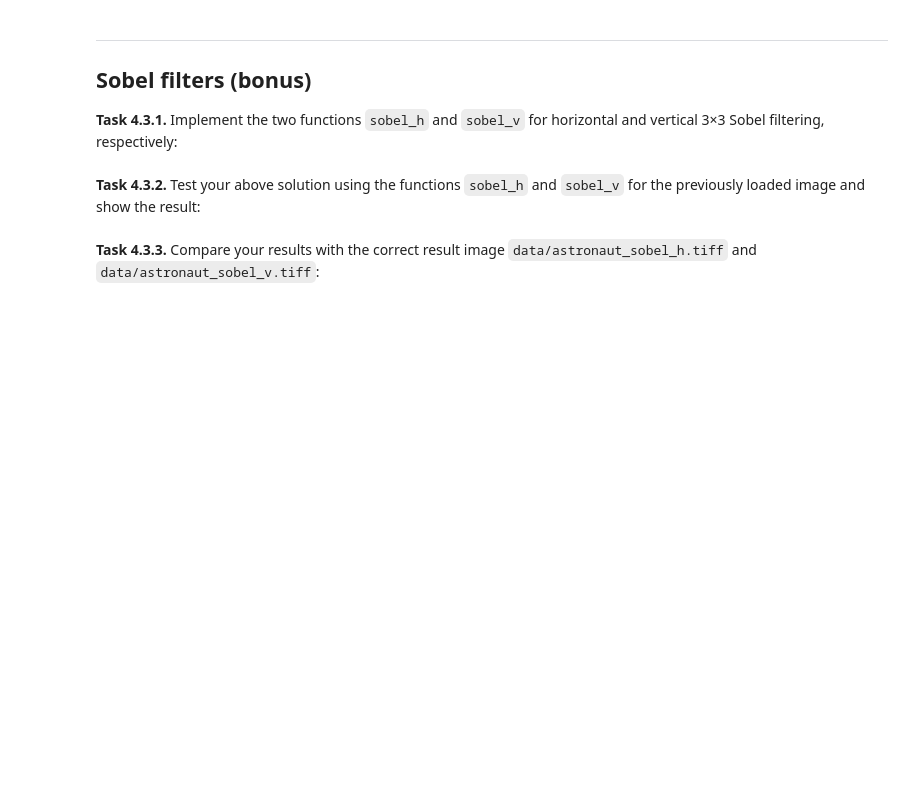
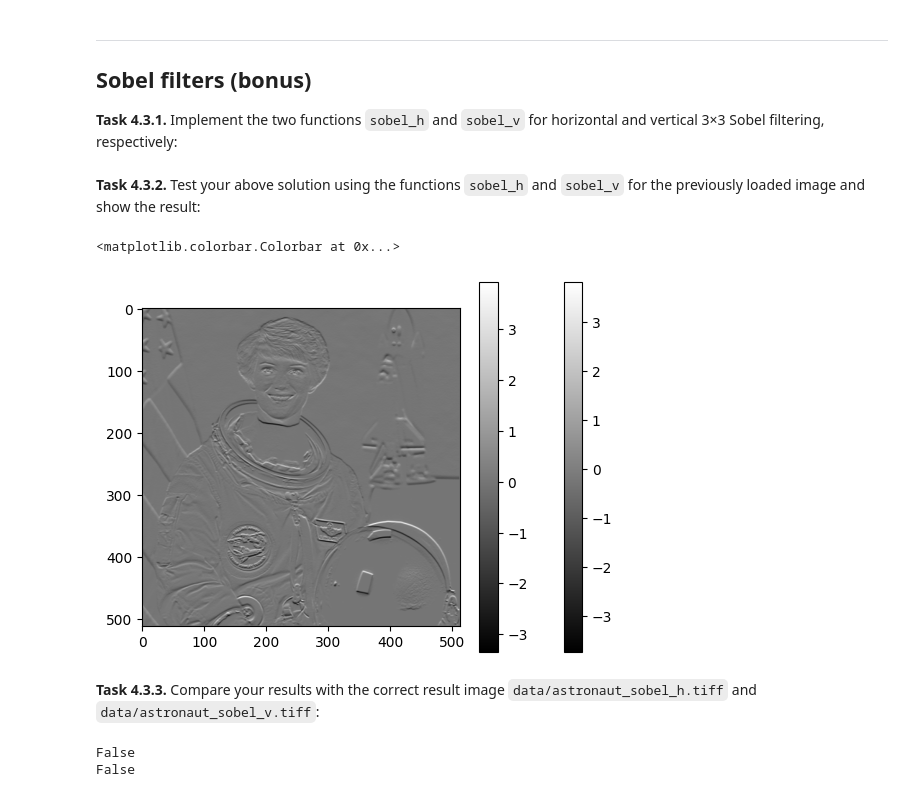
Before and after one commit to barbarag06/mobi-fs3-python, a Jupyter notebook: task4.ipynb, the cells around one changed output. Drawn from its saved outputs; the diff is of its cells as text; code cells hidden in the pictures; blank space fills up the shorter version.

```diff
--- a/task4.ipynb
+++ b/task4.ipynb
@@ -103,7 +103,59 @@ plt.show
 ## Sobel filters (bonus)
 
 **<a id="#">Task 4.3.1.</a>** Implement the two functions `sobel_h` and `sobel_v` for horizontal and vertical 3&times;3 Sobel filtering, respectively:
+# %%
+def sobel_h(img_in):
+    result = numpy.zeros(img_in.shape)
+    q = numpy.array ([[-1, 0, 1], [-2, 0, 2], [-1, 0, 1]])
+
+    for i in range (1, img_in.shape[0] - 1):
+        for j in range (1, img_in.shape[1] - 1):
+            s = 0
+            for u in range (-1, 2):
+                for v in range (-1, 2):
+                    s += img_in[i + u, j + v] * q[u + 1, v + 1]
+                result[i, j] = s
+
+    return result
+
+def sobel_v(img_in):
+    result = numpy.zeros(img_in.shape)
+    q = numpy.array ([[-1, -2, -1], [0, 0, 0], [1, 2, 1]])
+
+    for i in range (1, img_in.shape[0] - 1):
+        for j in range (1, img_in.shape[1] - 1):
+            s = 0
+            for u in range (-1, 2):
+                for v in range (-1, 2):
+                    s += img_in[i + u, j + v] * q[u + 1, v + 1]
+                result[i, j] = s
+
+    return result
 # %% [markdown]
 **<a id="#">Task 4.3.2.</a>** Test your above solution using the functions `sobel_h` and `sobel_v` for the previously loaded image and show the result:
+# %%
+gx2 = sobel_h(img)
+gy2 = sobel_v(img)
+
+plt.imshow(gx2, cmap="gray")
+plt.colorbar()
+
+plt.imshow(gy2, cmap="gray")
+plt.colorbar()
+# %% [output]
+<matplotlib.colorbar.Colorbar at 0x...>
+[figure, added]
 # %% [markdown]
 **<a id="#">Task 4.3.3.</a>** Compare your results with the correct result image `data/astronaut_sobel_h.tiff` and `data/astronaut_sobel_v.tiff`:
+# %%
+imgh2 = ski.imread("data/astronaut_sobel_h.tiff").astype(float)
+imgv2 = ski.imread("data/astronaut_sobel_v.tiff").astype(float)
+
+gx2 = sobel_h(img)
+gy2 = sobel_v(img)
+
+print(numpy.allclose(gx2, imgh2, atol=1/255))
+print(numpy.allclose(gy2, imgv2, atol=1/255))
+# %% [output]
+False
+False
```
